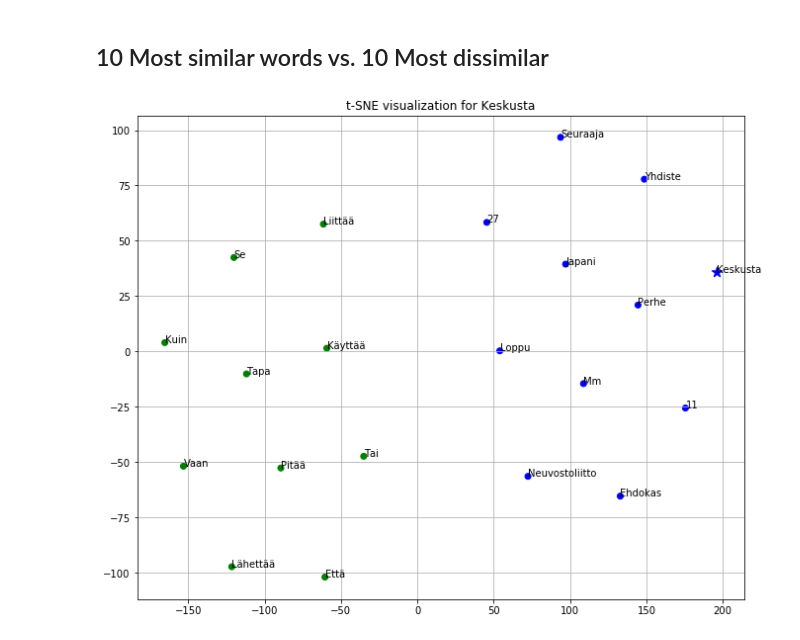
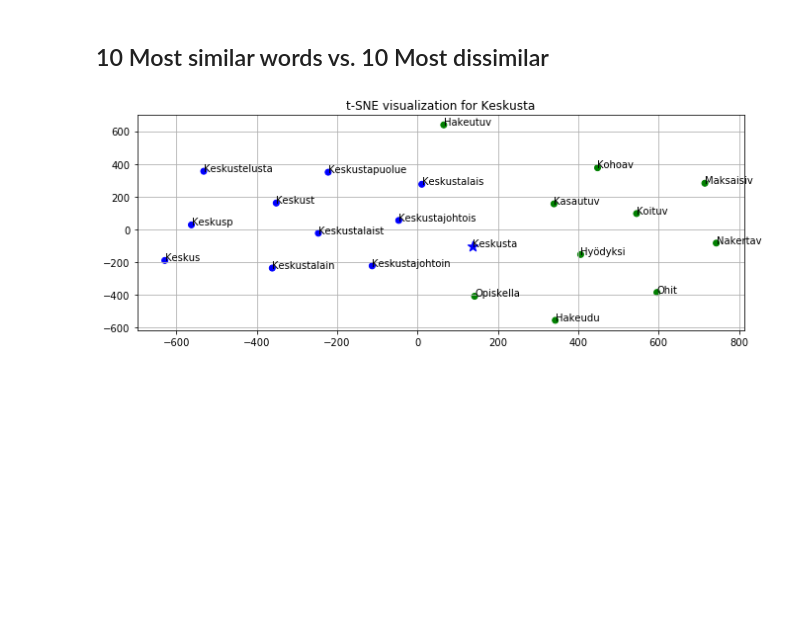
Before and after one commit to jonatanvm/nlp-project, a Jupyter notebook: notebooks/test.ipynb, the cells around one changed output. Drawn from its saved outputs; the diff is of its cells as text; code cells hidden in the pictures; blank space fills up the shorter version.

Commit message:
Some changes to plotting and test notebook

```diff
--- a/notebooks/test.ipynb
+++ b/notebooks/test.ipynb
@@ -1,7 +1,7 @@
 # %% [markdown]
 # Models for learning word embeddings
 # %%
-load_model = 'fasttext_mincount20_window2_size300_alpha0.03_minalpha0.0007_negative20_workers11.model' # model_name
+load_model = 'fasttext_speeches_nltk_mincount20_window2_size300_alpha0.03_minalpha0.0007_negative20_workers10.model' # model_name
 model_name = 'fasttext'
 #model = 'word2vec'
 # %%
@@ -110,6 +110,6 @@ from plotting import TSNE_scatterplot
 # %% [markdown]
 ## 10 Most similar words vs. 10 Most dissimilar
 # %%
-TSNE_scatterplot(model, 'keskusta', "orpo")
+TSNE_scatterplot(model, 'keskusta', "orpo", save=True)
 # %% [output]
-[figure, old version]
+[figure, new version]
```
Also changed, not shown: parts of 8 cells of this notebook, 2 other files.
